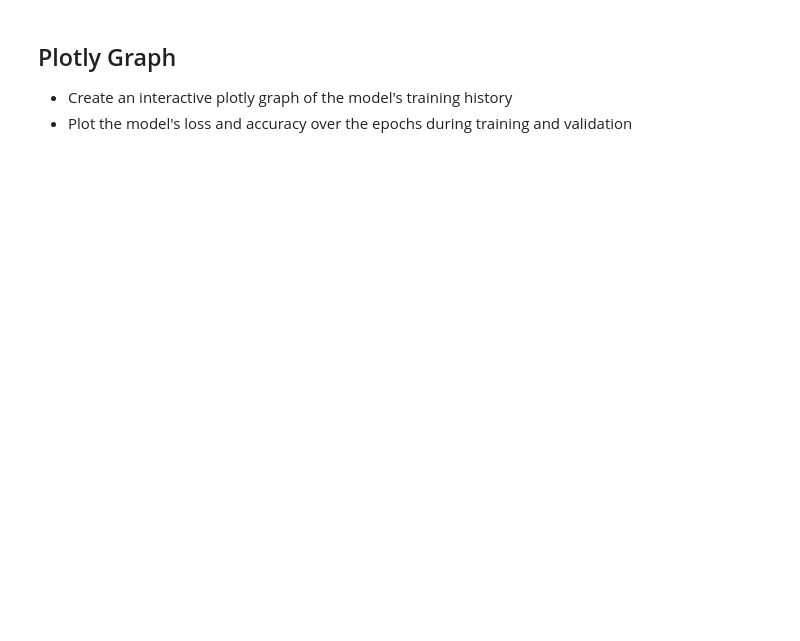
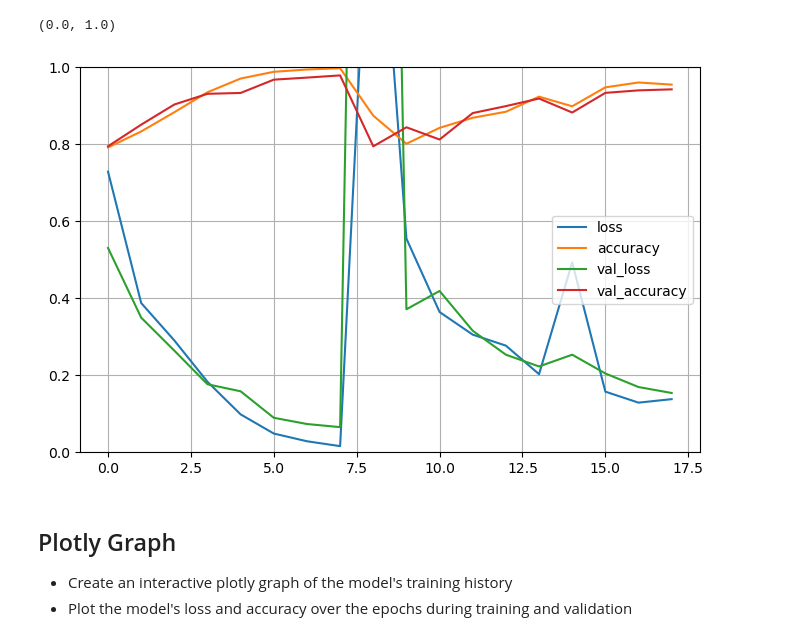
Before and after one commit to shoaib1289/AAMDL_group10_miniProject, a Jupyter notebook: index.ipynb, the cells around one changed output. Cells and saved outputs as stored; diff of their text form; code cells hidden in the pictures; blank space fills up the shorter version.

```diff
--- a/index.ipynb
+++ b/index.ipynb
@@ -4,0 +128,8 @@
+# %%
+# split the image arrays and image labels:
+img, labels = [], []
+for label, feature in data:
+    labels.append(label)
+    img.append(feature)
+train_data = np.array(img).reshape(-1, img_size, img_size, 1)
+train_data = train_data / 255.0
@@ -4,0 +174,24 @@
+# %%
+# compile the model using Adam optimizers, with a learning rate of 10%, and to prevent our CNN model from overfitting, I will be using the early_stopping_call method
+loss_func = 'categorical_crossentropy' #"binary_crossentropy" #'
+model.compile(optimizer = optimizers.Adam(1e-3), loss = loss_func, metrics = ['accuracy'])
+early_stopping_cb = tf.keras.callbacks.EarlyStopping(monitor='val_loss', patience=10)
+# %%
+# np.unique(train_labels)
+
+from keras.utils import to_categorical
+import numpy as np
+
+train_labels = labels
+
+train_data = np.array(train_data)
+train_labels = np.array(train_labels)
+
+# Convert labels to one-hot vectors
+train_labels = to_categorical(train_labels)
+# %%
+# fit our Gender Classification Model, We are going to train the model for 30 epochs
+
+
+history = model.fit(train_data, train_labels, batch_size = 128, epochs = 30,
+          validation_split = 0.2, callbacks = [early_stopping_cb], verbose = 1)
@@ -5,3 +216,13 @@
+# %%
+# Visualizing model performance
+import pandas as pd
+import matplotlib.pyplot as plt
+pd.DataFrame(history.history).plot(figsize = (8,5))
+plt.grid(True)
+plt.gca().set_ylim(0,1)
+# %% [output]
+(0.0, 1.0)
+[figure, added]
 # %% [markdown]
 ## Plotly Graph
 - Create an interactive plotly graph of the model's training history
```
Also changed, not shown: parts of 25 cells of this notebook, 1 other file.
